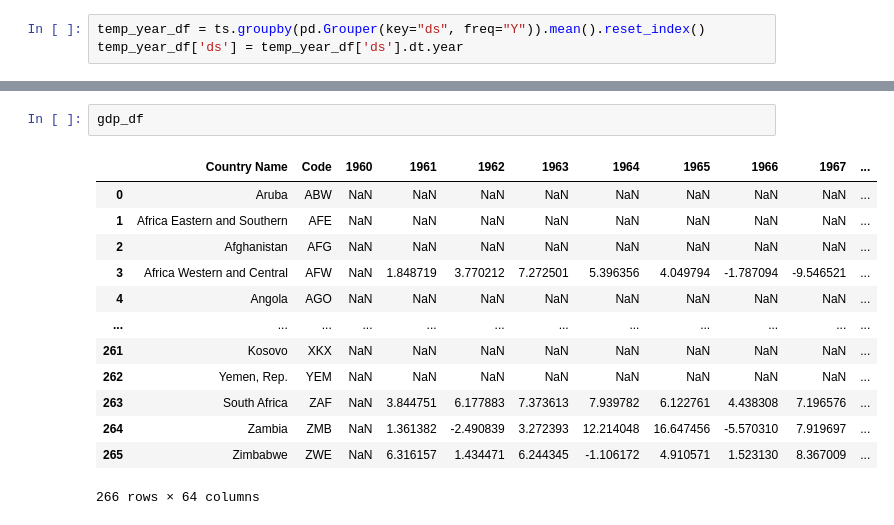
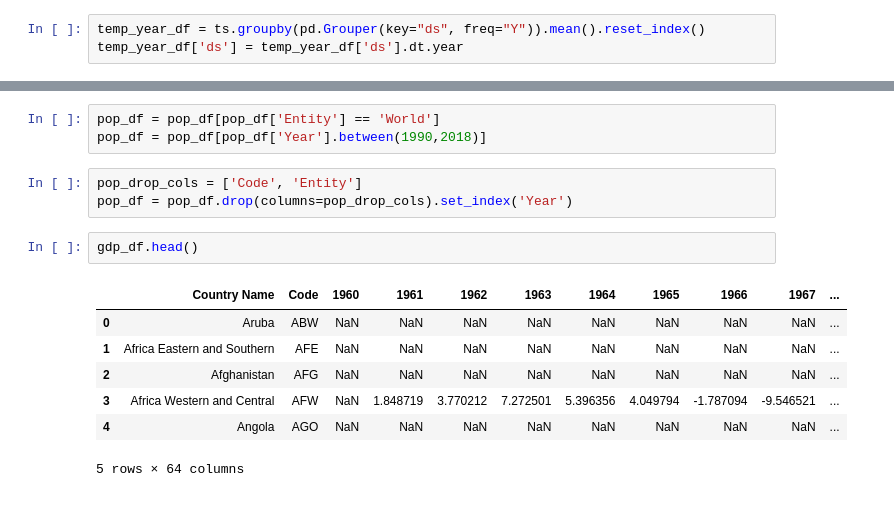
Before and after one commit to cmhollman/Capstone_Project, a Jupyter notebook: Global_Temp_Project.ipynb, the cells around one changed output, grey strips where cells are left out. Saved outputs shown, nothing was run; the diff lists cells and outputs as text.

```diff
--- a/Global_Temp_Project.ipynb
+++ b/Global_Temp_Project.ipynb
@@ -370,19 +518,19 @@ final_pop
+# %%
+pop_df = pop_df[pop_df['Entity'] == 'World']
+pop_df = pop_df[pop_df['Year'].between(1990,2018)]
+# %%
+pop_drop_cols = ['Code', 'Entity']
+pop_df = pop_df.drop(columns=pop_drop_cols).set_index('Year')
 # %%
-gdp_df
+gdp_df.head()
 # %% [output]
 |  | Country Name | Code | 1960 | 1961 | 1962 | 1963 | 1964 | 1965 | 1966 | 1967 | ... |
 | 0 | Aruba | ABW | NaN | NaN | NaN | NaN | NaN | NaN | NaN | NaN | ... |
 | 1 | Africa Eastern and Southern | AFE | NaN | NaN | NaN | NaN | NaN | NaN | NaN | NaN | ... |
 | 2 | Afghanistan | AFG | NaN | NaN | NaN | NaN | NaN | NaN | NaN | NaN | ... |
 | 3 | Africa Western and Central | AFW | NaN | 1.848719 | 3.770212 | 7.272501 | 5.396356 | 4.049794 | -1.787094 | -9.546521 | ... |
 | 4 | Angola | AGO | NaN | NaN | NaN | NaN | NaN | NaN | NaN | NaN | ... |
-| ... | ... | ... | ... | ... | ... | ... | ... | ... | ... | ... | ... |
-| 261 | Kosovo | XKX | NaN | NaN | NaN | NaN | NaN | NaN | NaN | NaN | ... |
-| 262 | Yemen, Rep. | YEM | NaN | NaN | NaN | NaN | NaN | NaN | NaN | NaN | ... |
-| 263 | South Africa | ZAF | NaN | 3.844751 | 6.177883 | 7.373613 | 7.939782 | 6.122761 | 4.438308 | 7.196576 | ... |
-| 264 | Zambia | ZMB | NaN | 1.361382 | -2.490839 | 3.272393 | 12.214048 | 16.647456 | -5.570310 | 7.919697 | ... |
-| 265 | Zimbabwe | ZWE | NaN | 6.316157 | 1.434471 | 6.244345 | -1.106172 | 4.910571 | 1.523130 | 8.367009 | ... |
-266 rows × 64 columns
+5 rows × 64 columns
 # %%
 gdp_drop_columns = ['Code', 'Country Name']
 world_gdp = gdp_df[gdp_df['Country Name'] == "World"].drop(columns=gdp_drop_columns).transpose()
```
Also changed, not shown: parts of 52 cells of this notebook, 5 other files.
